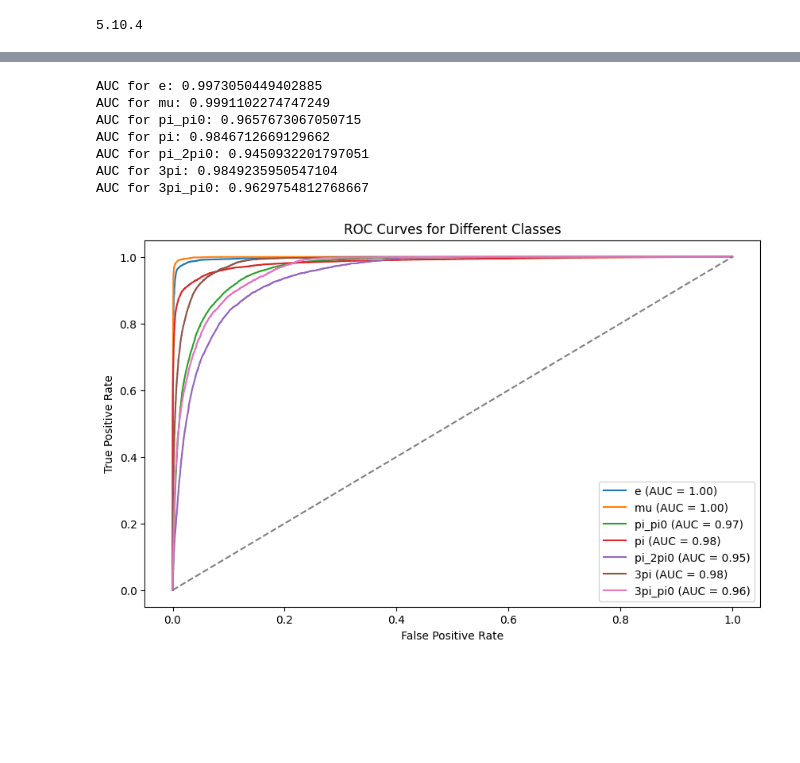
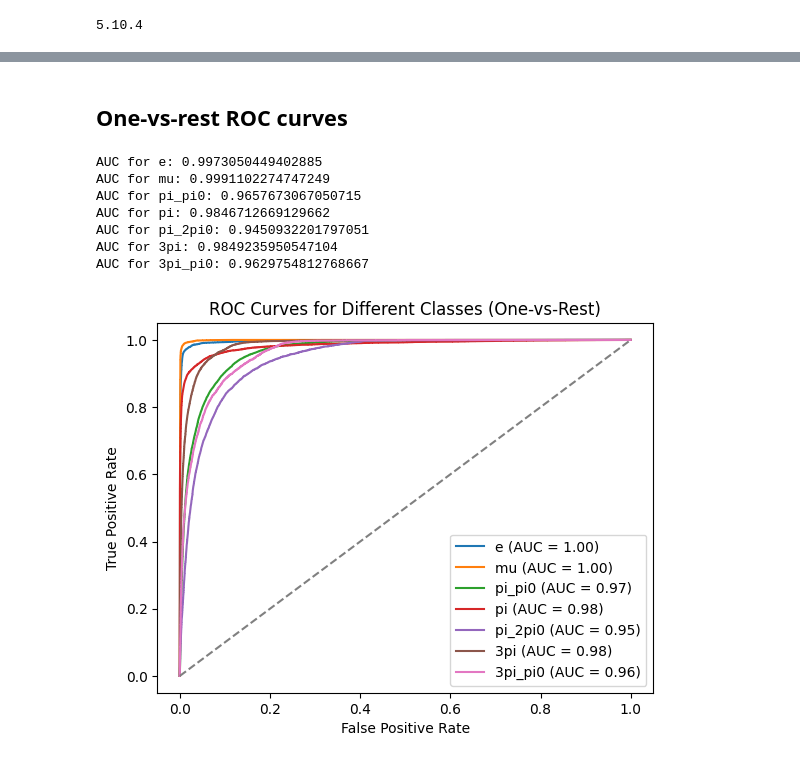
Before and after one commit to GBrodbek/Bachelors-Thesis-Gregor-Brodbek, a Jupyter notebook: modelTrain/condor_training/plotsROC.ipynb, the cells around one changed output, grey strips where cells are left out. Drawn from its saved outputs; the diff is of its cells as text; code cells hidden in the pictures; blank space fills up the shorter version.

Commit message:
notebook for ROC curve calc/plot

```diff
--- a/modelTrain/condor_training/plotsROC.ipynb
+++ b/modelTrain/condor_training/plotsROC.ipynb
@@ -34,40 +28,39 @@ df
+# %% [markdown]
+## One-vs-rest ROC curves
 # %%
-from sklearn import metrics
-import matplotlib.pyplot as plt
-
-# Assuming 'df' contains your data and 'labels_true' is a multi-class label
 probs_columns = ['e', 'mu', 'pi_pi0', 'pi', 'pi_2pi0', '3pi', '3pi_pi0']
 labels = df['labels_true']
 fpr_list, tpr_list, auc_list = [], [], []
 
 # Iterate over each probability column and treat it as a binary classification (one-vs-rest)
 for i, prob_col in enumerate(probs_columns):
     probs = df[prob_col]  # Probabilities for the current class
     fpr, tpr, thresholds = metrics.roc_curve(labels, probs, pos_label=i)  # pos_label=i for binary ROC curve
     auc = metrics.auc(fpr, tpr)
     fpr_list.append(fpr)
     tpr_list.append(tpr)
     auc_list.append(auc)
 
     print(f"AUC for {prob_col}: {auc}")
 
 # Plot ROC curves for each class
-plt.figure(figsize=(10, 6))
+# plt.figure(figsize=(10, 6))
 for fpr, tpr, auc, prob_col in zip(fpr_list, tpr_list, auc_list, probs_columns):
     plt.plot(fpr, tpr, label=f"{prob_col} (AUC = {auc:.2f})")
 
 plt.plot([0, 1], [0, 1], linestyle="--", color="gray")  # Random classifier line
 plt.xlabel("False Positive Rate")
 plt.ylabel("True Positive Rate")
-plt.title("ROC Curves for Different Classes")
+plt.title("ROC Curves for Different Classes (One-vs-Rest)")
 plt.legend(loc="lower right")
+# plt.savefig(os.path.join(WEBSITE, 'ROC_curves' ,'ROC_all_vs_rest.png'))
 plt.show()
 # %% [output]
 AUC for e: 0.9973050449402885
 AUC for mu: 0.9991102274747249
 AUC for pi_pi0: 0.9657673067050715
 AUC for pi: 0.9846712669129662
 AUC for pi_2pi0: 0.9450932201797051
 AUC for 3pi: 0.9849235950547104
 AUC for 3pi_pi0: 0.9629754812768667
-[figure, old version]
+[figure, new version]
```
Also changed, not shown: parts of 8 cells of this notebook.
